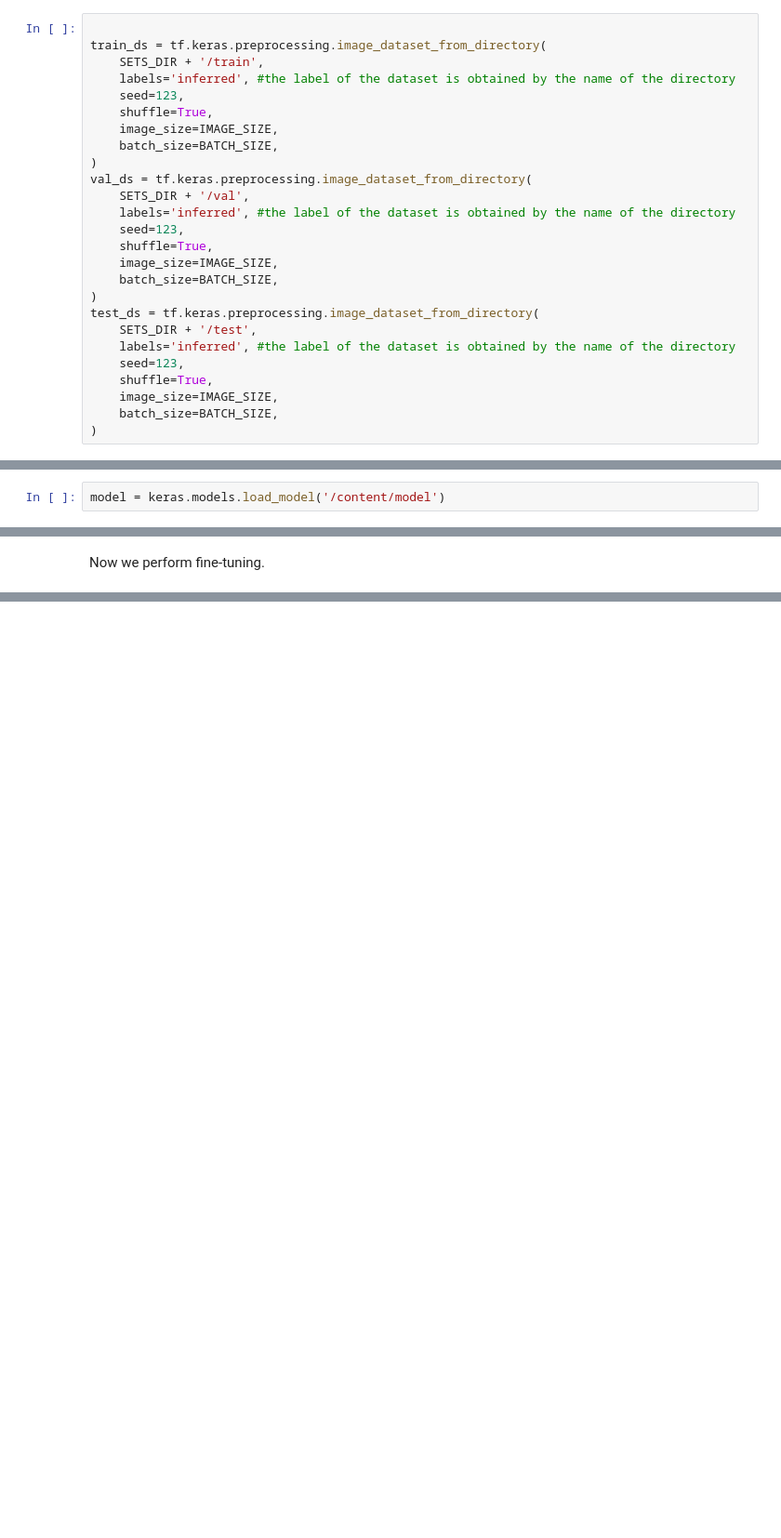
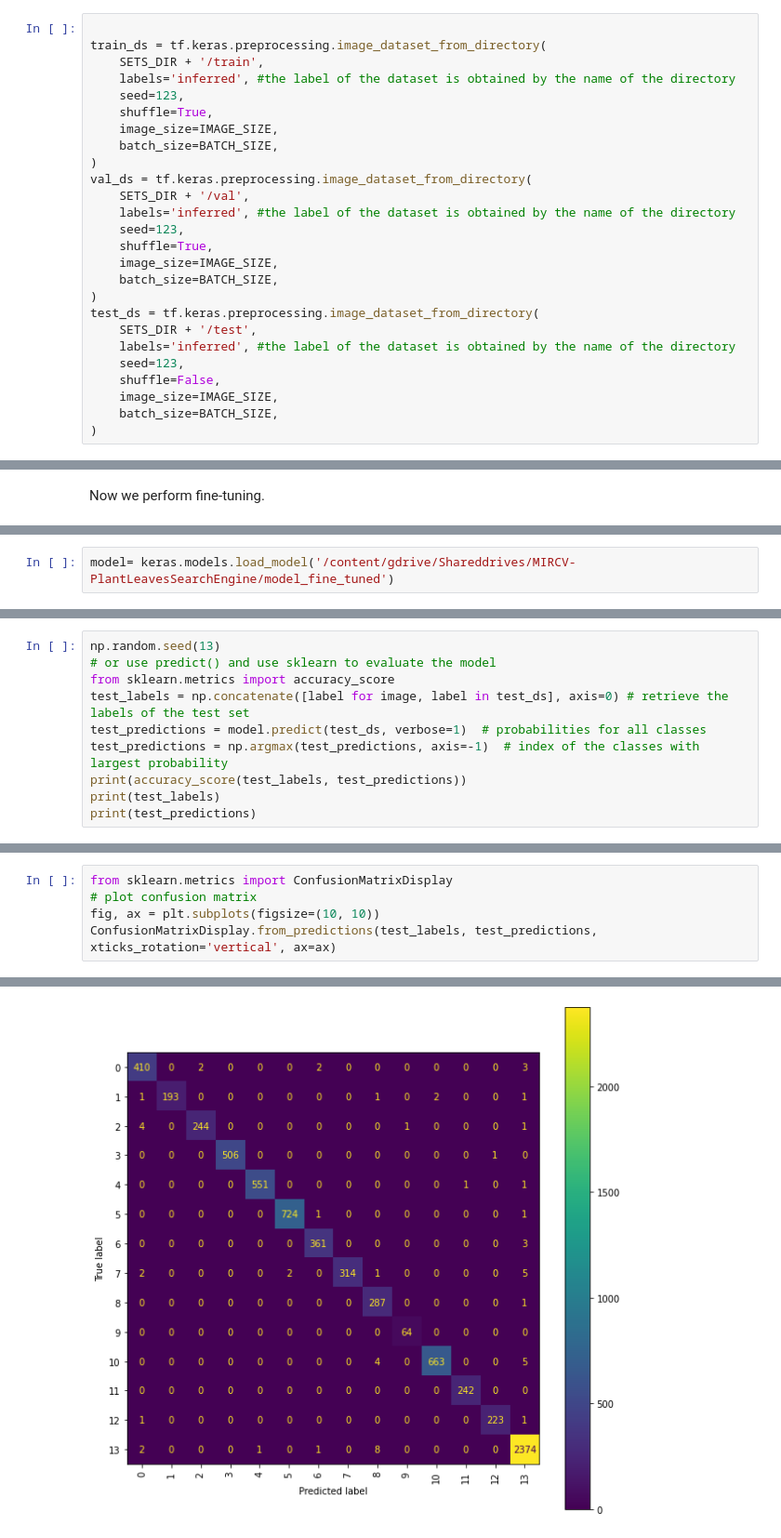
Before and after one commit to EdoardoMorucci/Plant-Leaves-Search-Engine---MIRCV, a Jupyter notebook: model_fine_tuning.ipynb, the cells around one changed output, grey strips where cells are left out. Shown at 93% size. Drawn from its saved outputs; the diff is of its cells as text; blank space fills up the shorter version.

Commit message:
Commit potentissimo che fa funzionare anche la confusion matrix

```diff
--- a/model_fine_tuning.ipynb
+++ b/model_fine_tuning.ipynb
@@ -120,7 +119,7 @@ test_ds = tf.keras.preprocessing.image_dataset_from_directory(
     SETS_DIR + '/test',
     labels='inferred', #the label of the dataset is obtained by the name of the directory
     seed=123,
-    shuffle=True,
+    shuffle=False,
     image_size=IMAGE_SIZE,
     batch_size=BATCH_SIZE,
 )
@@ -228,4 +225,2 @@ INFO:tensorflow:Assets written to: /content/model/assets
-# %%
-model = keras.models.load_model('/content/model')
 # %%
 model.summary()
@@ -313,0 +279,2 @@ Epoch 2/2
+# %%
+model= keras.models.load_model('/content/gdrive/Shareddrives/MIRCV-PlantLeavesSearchEngine/model_fine_tuned')
@@ -313,0 +297,10 @@ Epoch 2/2
+# %%
+np.random.seed(13)
+# or use predict() and use sklearn to evaluate the model
+from sklearn.metrics import accuracy_score
+test_labels = np.concatenate([label for image, label in test_ds], axis=0) # retrieve the labels of the test set
+test_predictions = model.predict(test_ds, verbose=1)  # probabilities for all classes
+test_predictions = np.argmax(test_predictions, axis=-1)  # index of the classes with largest probability
+print(accuracy_score(test_labels, test_predictions))
+print(test_labels)
+print(test_predictions)
@@ -313,0 +318,6 @@ Epoch 2/2
+# %%
+from sklearn.metrics import ConfusionMatrixDisplay
+# plot confusion matrix
+fig, ax = plt.subplots(figsize=(10, 10))
+ConfusionMatrixDisplay.from_predictions(test_labels, test_predictions, xticks_rotation='vertical', ax=ax)
+# %% [output]
@@ -313,0 +325 @@ Epoch 2/2
+[figure, added]
```
Also changed, not shown: parts of 30 cells of this notebook.
